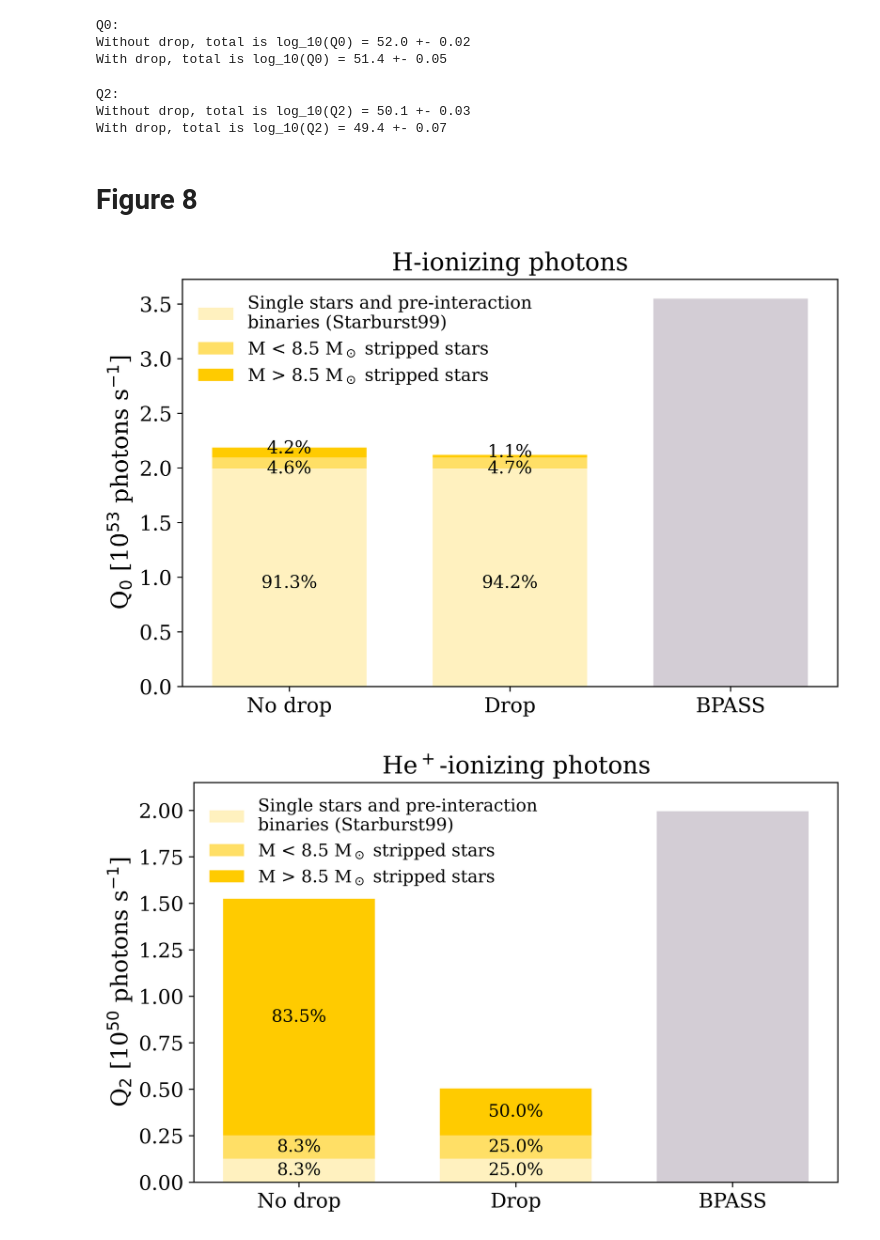
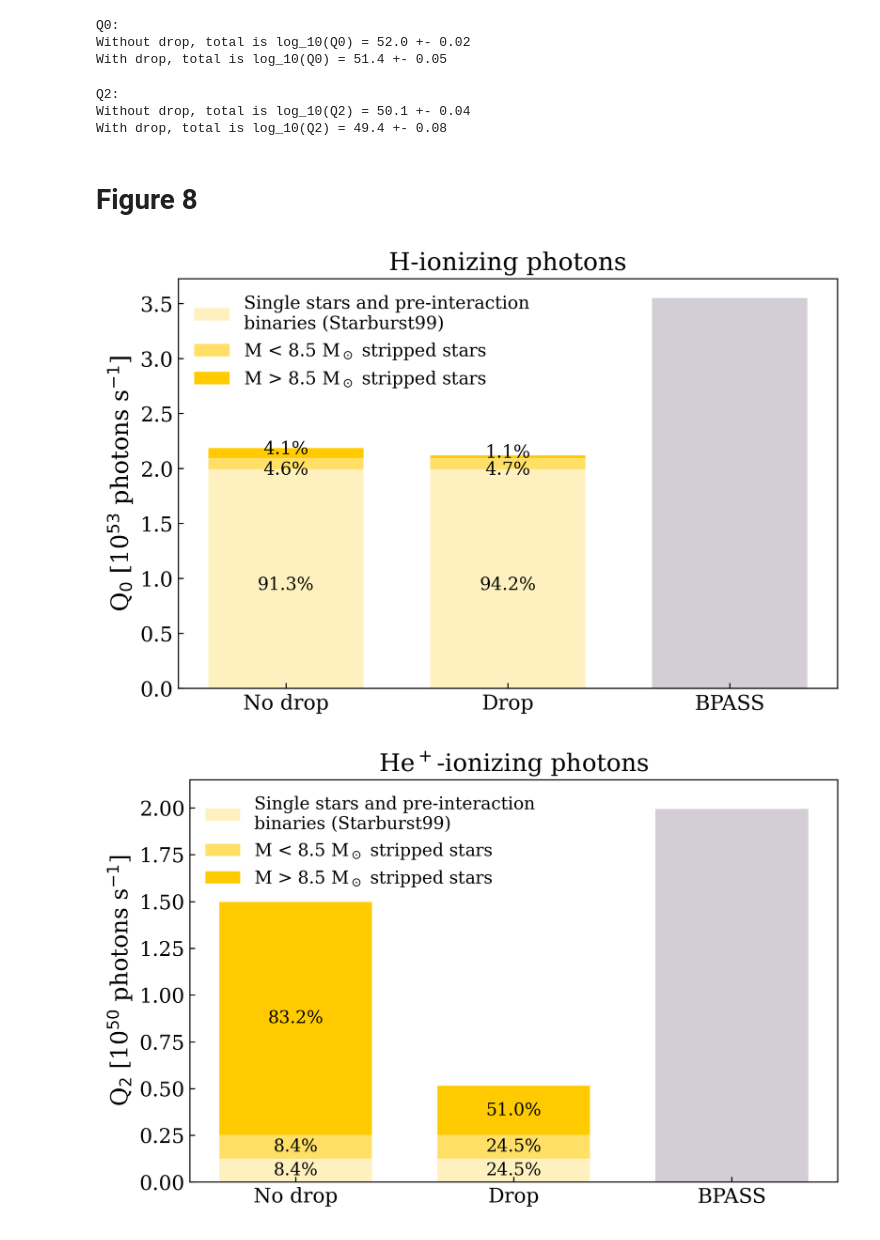
Before and after one commit to berylha/stripped-star-distribution, a Jupyter notebook: figures/Q_ionizing_photons.ipynb, the cells around one changed output. Cells and saved outputs as stored; diff of their text form; code cells hidden in the pictures.

Commit message:
added stylesheet

```diff
--- a/figures/Q_ionizing_photons.ipynb
+++ b/figures/Q_ionizing_photons.ipynb
@@ -3,11 +3,9 @@ import numpy as np
 import matplotlib.pyplot as plt
 from scipy.optimize import curve_fit
 
-plt.rc('font', size=14, family='serif')
-plt.rc('axes', labelsize=16)
+plt.style.use('stylesheet.mplstyle')
 
 # Set color variables to make colors easier later
-darkblue = '#072448'
 lightblue = '#54d2d2'
 yellow = '#ffcb00'
 orange = '#f8aa4b'
@@ -80,8 +78,8 @@ bins = np.geomspace(1, 50, nbin)
 binmask = (bins > 8.5)*(bins < 17)
 
 # load the MW and SMC data, keeping only the ones in the bins above the drop and below the WR cutoff
-mwhists = np.genfromtxt('../../data/moss/hist_grid_mw.txt')[:,binmask]
-smchists = np.genfromtxt('../../data/moss/hist_grid_smc.txt')[:,binmask]
+mwhists = np.genfromtxt('../data/hist_Z014.txt')[:,binmask]
+smchists = np.genfromtxt('../data/hist_Z002.txt')[:,binmask]
 
 # calculate the Q0 of a stripped star with the mass of each bin
 Q0_bin = 10**(line(np.log10(bins[binmask]), *popt))
@@ -120,12 +118,12 @@ Q2_smc_mean = np.mean(np.log10(total_Q2_bin_smc))
 print(f'With drop, total is log_10(Q2) = {Q2_smc_mean:.1f} +- {np.std(np.log10(total_Q2_bin_smc)):.2f}')
 # %% [output]
 Q2:
-Without drop, total is log_10(Q2) = 50.1 +- 0.03
-With drop, total is log_10(Q2) = 49.4 +- 0.07
+Without drop, total is log_10(Q2) = 50.1 +- 0.04
+With drop, total is log_10(Q2) = 49.4 +- 0.08
 # %% [markdown]
 # Figure 8
 # %%
-fig, ax = plt.subplots(1, 1, dpi=600, figsize=(8, 5))
+fig, ax = plt.subplots(1, 1, figsize=(8, 5))
 
 xlabels = ['No drop', 'Drop', 'BPASS']
 
@@ -156,13 +154,13 @@ ax.bar(xlabels, [0, 0, 10**53.55/1e53], width, color=gray, alpha=0.5)
 # axis formatting
 ax.set_ylabel(r'Q$_0$ [10$^{53}$ photons s$^{-1}$]')
 ax.set_title('H-ionizing photons')
-ax.legend(frameon=False, fontsize=12)
+ax.legend(fontsize=12)
 
 plt.savefig('Q0.png', bbox_inches='tight')
 # %% [output]
-[figure, old version]
+[figure, new version]
 # %%
-fig, ax = plt.subplots(1, 1, dpi=600, figsize=(8, 5))
+fig, ax = plt.subplots(1, 1, figsize=(8, 5))
 
 xlabels = ['No drop', 'Drop', 'BPASS']
 
@@ -170,32 +168,32 @@ xlabels = ['No drop', 'Drop', 'BPASS']
 counts = {
     # starburst99 and M_strip < 8.5 Msun results from Gotberg+19 Table A.3
     'Single stars and pre-interaction\nbinaries (Starburst99)': np.array([10**49.1, 10**49.1, 0.]),
     r'M < 8.5 M$_\odot$ stripped stars': np.array([10**49.1, 10**49.1, 0.]),
     # M_strip > 8.5 Msun results from our calculation above
     r'M > 8.5 M$_\odot$ stripped stars': np.array([10**Q2_mw_mean, 10**Q2_smc_mean, 0.]),
 }
 
 # get the percentage labels to put on the bar segments
 twocoldata = np.array(list(counts.values()))[:,:2]
 barlabels = twocoldata / np.sum(twocoldata, axis=0) * 100
 barlabels_percent = [[*[f'{a:.1f}%' for a in row],''] for row in barlabels]
 
 width = 0.7
 bottom = np.zeros(3)
 for i, (startype, count) in enumerate(counts.items()):
     p = ax.bar(xlabels, count/1e50, width, label=startype, bottom=bottom, color=yellow, alpha=[.25,.6,1][i])
     bottom = bottom + count/1e50
     ax.bar_label(p, labels=barlabels_percent[i], label_type='center', size=12)
 
 # add BPASS results from Stanway+16 for comparison
 ax.bar(xlabels, [0, 0, 10**50.3/1e50], width, color=gray, alpha=0.5)
 
 # axis formatting
 ax.set_ylabel(r'Q$_2$ [10$^{50}$ photons s$^{-1}$]')
 ax.set_ylim(0, 2.15)
 ax.set_title(r'He$^+$-ionizing photons')
-ax.legend(frameon=False, fontsize=12)
+ax.legend(fontsize=12)
 
 plt.savefig('Q2.png', bbox_inches='tight')
 # %% [output]
-[figure, old version]
+[figure, new version]
```
Also changed, not shown: parts of 1 cell of this notebook, 12 other files.
